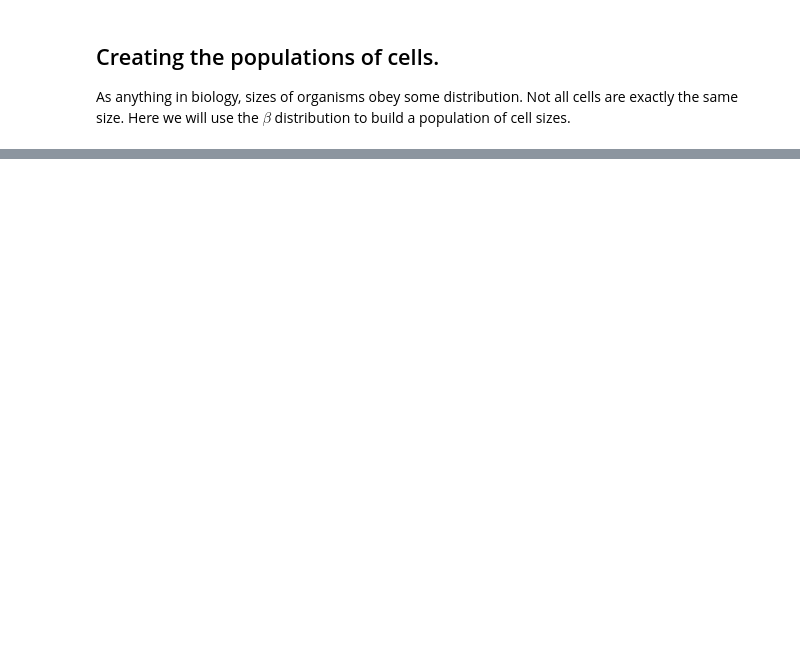
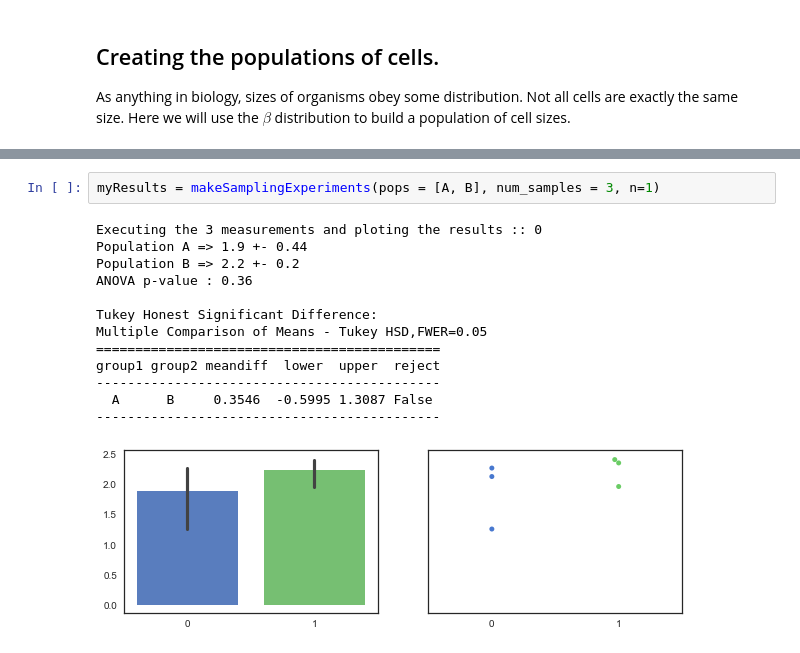
Before and after one commit to daviortega/Back2Basics, a Jupyter notebook: BasicStatswithLowReps.ipynb, the cells around one changed output, grey strips where cells are left out. Drawn from its saved outputs; the diff is of its cells as text; blank space fills up the shorter version.

```diff
--- a/BasicStatswithLowReps.ipynb
+++ b/BasicStatswithLowReps.ipynb
@@ -152,0 +233,16 @@ Population B => 0.44 +- 0.18
+# %%
+myResults = makeSamplingExperiments(pops = [A, B], num_samples = 3, n=1)
+# %% [output]
+Executing the 3 measurements and ploting the results :: 0
+Population A => 1.9 +- 0.44
+Population B => 2.2 +- 0.2
+ANOVA p-value : 0.36
+
+Tukey Honest Significant Difference:
+Multiple Comparison of Means - Tukey HSD,FWER=0.05
+============================================
+group1 group2 meandiff  lower  upper  reject
+--------------------------------------------
+  A      B     0.3546  -0.5995 1.3087 False
+--------------------------------------------
+[figure, added]
```
Also changed, not shown: parts of 19 cells of this notebook, 2 other files.
